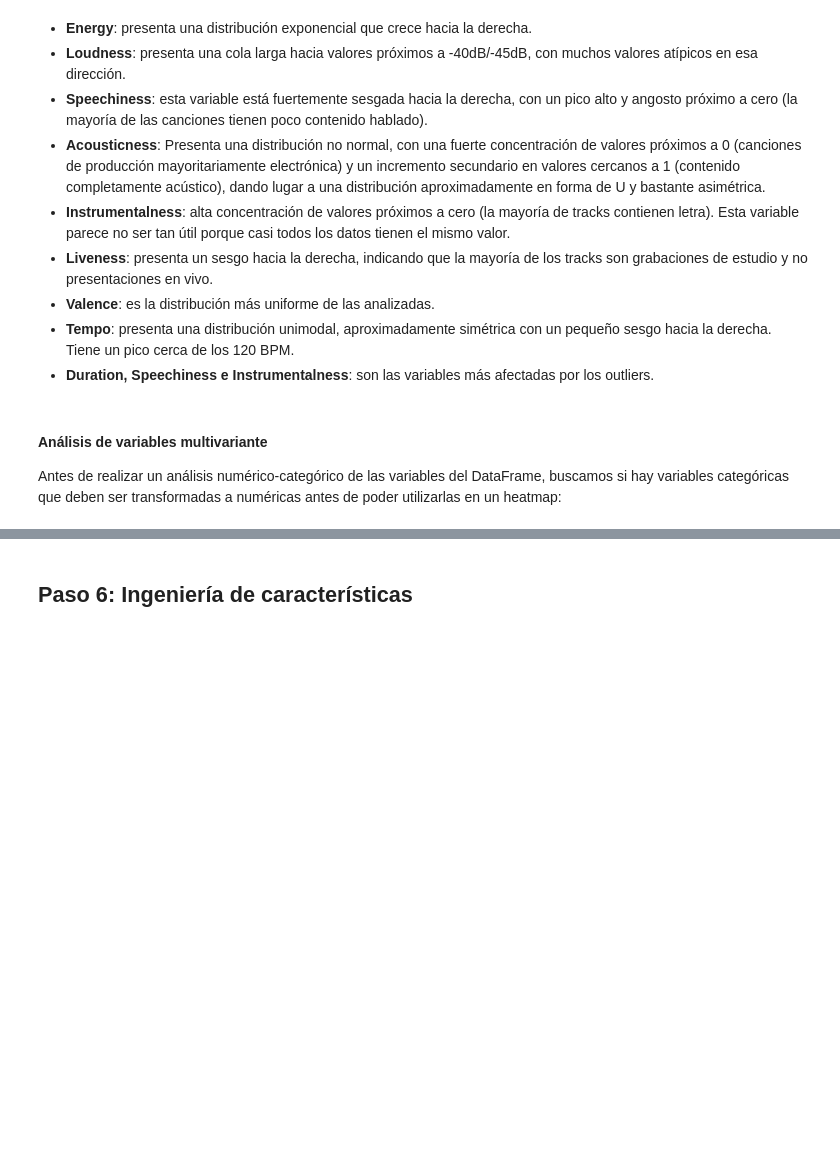
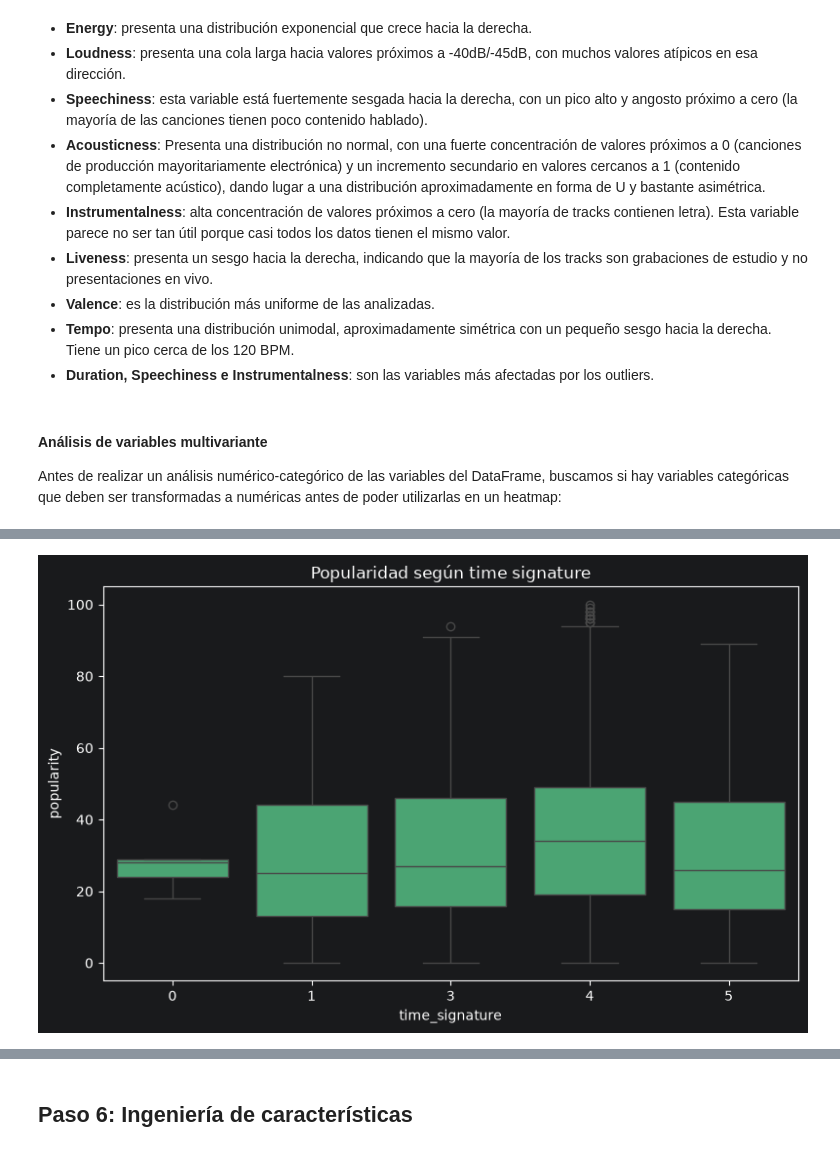
Before and after one commit to ArthurMartinezUcu/Ucu_diploma_python, a Jupyter notebook: notebooks/notebook.ipynb, the cells around one changed output, grey strips where cells are left out. Cells and saved outputs as stored; diff of their text form; code cells hidden in the pictures; blank space fills up the shorter version.

```diff
--- a/notebooks/notebook.ipynb
+++ b/notebooks/notebook.ipynb
@@ -520,0 +531,9 @@ plt.show()
+# %%
+# Popularity vs time_signature
+plt.figure(figsize=(8, 5))
+sns.boxplot(data=df_clean, x="time_signature", y="popularity", color="mediumseagreen")
+plt.title("Popularidad según time signature")
+plt.tight_layout()
+plt.show()
+# %% [output]
+[figure, added]
```
Also changed, not shown: parts of 8 cells of this notebook.
